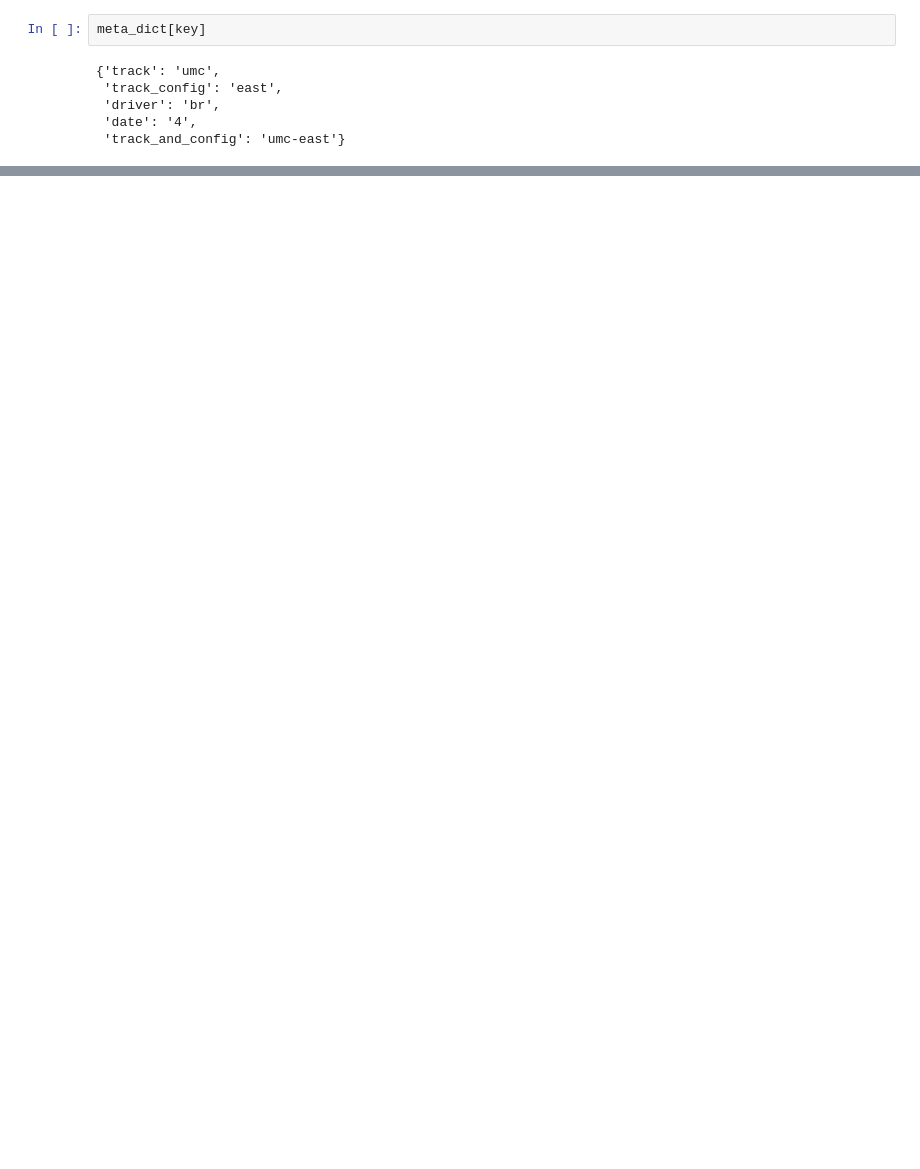
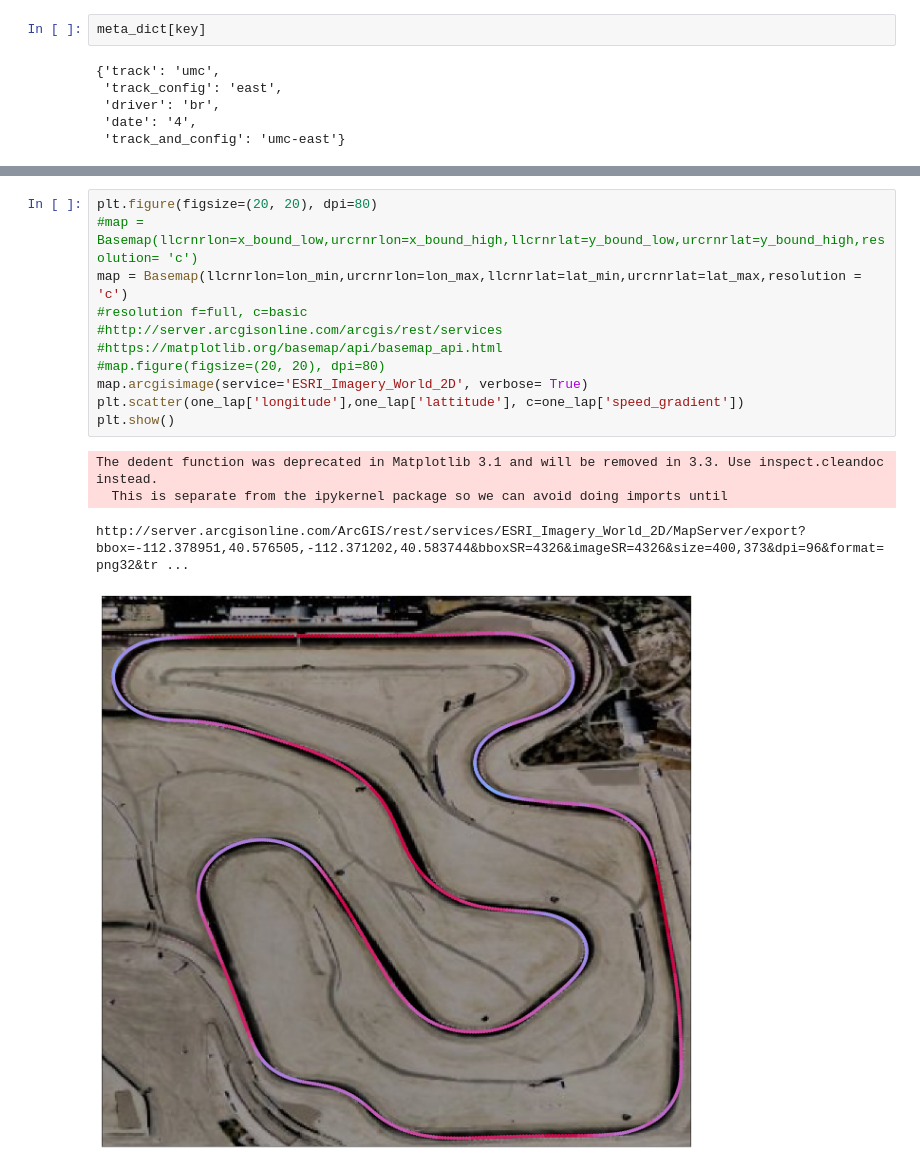
Before and after one commit to bruggles/racing_data, a Jupyter notebook: race_data.ipynb, the cells around one changed output, grey strips where cells are left out. Cells and saved outputs as stored; diff of their text form; blank space fills up the shorter version.

```diff
--- a/race_data.ipynb
+++ b/race_data.ipynb
@@ -106,0 +277,16 @@ plt.plot(rd_clean['long_abs'],rd_clean['lat_abs'], 'o', color='black');
+# %%
+plt.figure(figsize=(20, 20), dpi=80)
+#map = Basemap(llcrnrlon=x_bound_low,urcrnrlon=x_bound_high,llcrnrlat=y_bound_low,urcrnrlat=y_bound_high,resolution= 'c')
+map = Basemap(llcrnrlon=lon_min,urcrnrlon=lon_max,llcrnrlat=lat_min,urcrnrlat=lat_max,resolution = 'c')
+#resolution f=full, c=basic
+#http://server.arcgisonline.com/arcgis/rest/services
+#https://matplotlib.org/basemap/api/basemap_api.html
+#map.figure(figsize=(20, 20), dpi=80)
+map.arcgisimage(service='ESRI_Imagery_World_2D', verbose= True)
+plt.scatter(one_lap['longitude'],one_lap['lattitude'], c=one_lap['speed_gradient'])
+plt.show()
+# %% [output]
+The dedent function was deprecated in Matplotlib 3.1 and will be removed in 3.3. Use inspect.cleandoc instead.
+  This is separate from the ipykernel package so we can avoid doing imports until
+http://server.arcgisonline.com/ArcGIS/rest/services/ESRI_Imagery_World_2D/MapServer/export?bbox=-112.378951,40.576505,-112.371202,40.583744&bboxSR=4326&imageSR=4326&size=400,373&dpi=96&format=png32&tr ...
+[figure, added]
```
Also changed, not shown: parts of 23 cells of this notebook.
